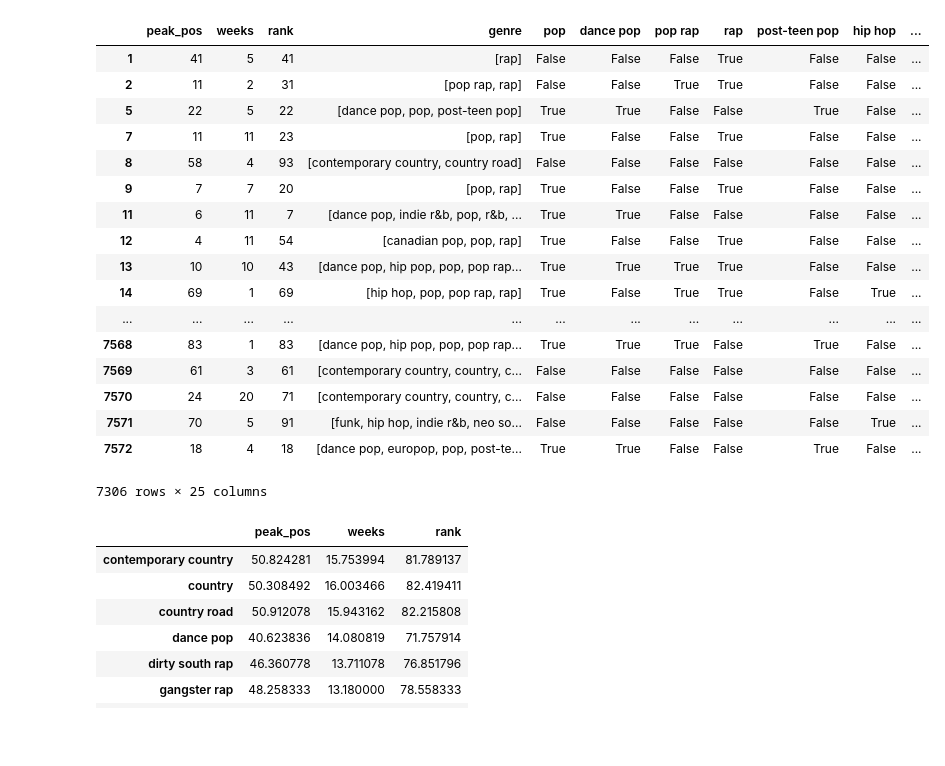
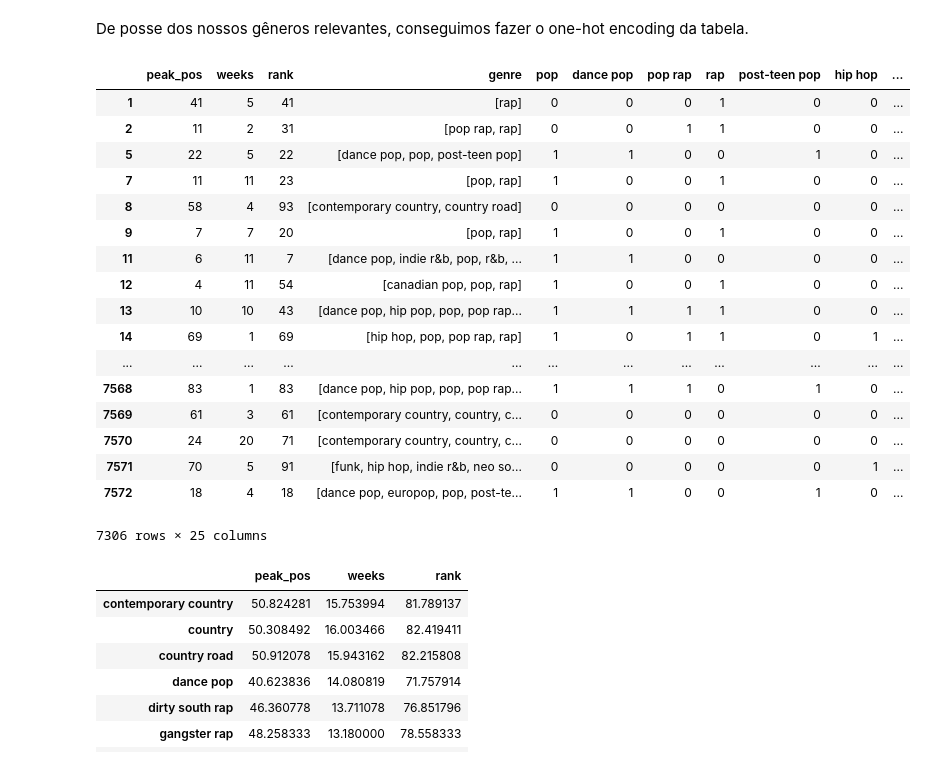
Before and after one commit to mibrahimfm/TP-ICD, a Jupyter notebook: nbs/analise_exploratoria.ipynb, the cells around one changed output. Saved outputs shown, nothing was run; the diff lists cells and outputs as text; code cells hidden in the pictures; blank space fills up the shorter version.

Commit message:
Implementa one-hot encoding

```diff
--- a/nbs/analise_exploratoria.ipynb
+++ b/nbs/analise_exploratoria.ipynb
@@ -62,6 +33,5 @@ plt.xticks('')
 # %%
-#Tratando generos para uma lista
-generos = []
+#transforma gêneros para formato de lista
 
 for value in df['genre'].values:
     value = value.replace("u'", "")
@@ -69,11 +39,10 @@ for value in df['genre'].values:
     value = value.replace("[", "")
     value = value.replace("]", "")
 
-    musica = value.split(", ")
+    song_genres = value.split(", ")
 
-    generos.append(musica)
+songs_with_genres = songs.copy()
 
-dfWithGenreList = df.copy()
-
-dfWithGenreList['genre'] = generos
+songs_with_genres['genre'] = genres
+songs_with_genres
 # %% [output]
@@ -181,0 +121,7 @@ generos_relevantes
+# %%
+def get_relevant_genres(songs, unique_genres):
+    unique_genres.sort_values(by='quantity', ascending=False, inplace=True)
+    return unique_genres[unique_genres['quantity'] >= songs.shape[0]*0.05]
+
+relevant_genres = get_relevant_genres(songs_with_genres, unique_genres)
+relevant_genres
@@ -182,36 +146,40 @@ generos_relevantes
+# %% [markdown]
+De posse dos nossos gêneros relevantes, conseguimos fazer o one-hot encoding da tabela.
+# %%
+#retorna lista de one-encoding por gênero
+def genre_one_hot_encoding(songs_with_genres, genre):
+    one_hot_encoding = songs_with_genres.genre.map(set([genre]).issubset)
+    return list(one_hot_encoding.map({False:0, True:1}))
 # %%
-#itera sobre os gêneros adicionando colunas ao nosso dataframe de musicas para tratá-los como dados classificatórios
+#itera sobre os gêneros adicionando colunas ao nosso dataframe de músicas para tratá-los como dados classificatórios
+def one_hot_encoding(songs_with_genres, relevant_genres):
+    songs_one_hot_encoding = dfWithGenreList[['peak_pos', 'weeks', 'rank', 'genre']]
 
-def tratarGeneros(dfWithGenreList):
-    generos_relevantes = recuperarGenerosRelevantes(dfWithGenreList)
+    for i in range(relevant_genres.shape[0]):
+        songs_one_hot_encoding.insert(i+4, relevant_genres['genre'][i], genre_one_hot_encoding(songs_with_genres, relevant_genres['genre'][i]))
 
-    dfGenreRank = dfWithGenreList[['peak_pos', 'weeks', 'rank', 'genre']]
+    return songs_one_hot_encoding
 
-    for i in range(generos_relevantes.shape[0]):
-        dfGenreRank.insert(i+4, generos_relevantes.index.values[i], list(dfGenreRank.genre.map(set([generos_relevantes.index.values[i]]).issubset)))
-
-    return generos_relevantes, dfGenreRank
-
-generos_relevantes, dfGenreRank = tratarGeneros(dfWithGenreList)
-dfGenreRank
+songs_one_hot_encoding = one_hot_encoding(songs_with_genres, relevant_genres)
+songs_one_hot_encoding
 # %% [output]
 |  | peak_pos | weeks | rank | genre | pop | dance pop | pop rap | rap | post-teen pop | hip hop | ... |
-| 1 | 41 | 5 | 41 | [rap] | False | False | False | True | False | False | ... |
-| 2 | 11 | 2 | 31 | [pop rap, rap] | False | False | True | True | False | False | ... |
-| 5 | 22 | 5 | 22 | [dance pop, pop, post-teen pop] | True | True | False | False | True | False | ... |
-| 7 | 11 | 11 | 23 | [pop, rap] | True | False | False | True | False | False | ... |
-| 8 | 58 | 4 | 93 | [contemporary country, country road] | False | False | False | False | False | False | ... |
-| 9 | 7 | 7 | 20 | [pop, rap] | True | False | False | True | False | False | ... |
-| 11 | 6 | 11 | 7 | [dance pop, indie r&b, pop, r&b, ... | True | True | False | False | False | False | ... |
-| 12 | 4 | 11 | 54 | [canadian pop, pop, rap] | True | False | False | True | False | False | ... |
-| 13 | 10 | 10 | 43 | [dance pop, hip pop, pop, pop rap... | True | True | True | True | False | False | ... |
-| 14 | 69 | 1 | 69 | [hip hop, pop, pop rap, rap] | True | False | True | True | False | True | ... |
+| 1 | 41 | 5 | 41 | [rap] | 0 | 0 | 0 | 1 | 0 | 0 | ... |
+| 2 | 11 | 2 | 31 | [pop rap, rap] | 0 | 0 | 1 | 1 | 0 | 0 | ... |
+| 5 | 22 | 5 | 22 | [dance pop, pop, post-teen pop] | 1 | 1 | 0 | 0 | 1 | 0 | ... |
+| 7 | 11 | 11 | 23 | [pop, rap] | 1 | 0 | 0 | 1 | 0 | 0 | ... |
+| 8 | 58 | 4 | 93 | [contemporary country, country road] | 0 | 0 | 0 | 0 | 0 | 0 | ... |
+| 9 | 7 | 7 | 20 | [pop, rap] | 1 | 0 | 0 | 1 | 0 | 0 | ... |
+| 11 | 6 | 11 | 7 | [dance pop, indie r&b, pop, r&b, ... | 1 | 1 | 0 | 0 | 0 | 0 | ... |
+| 12 | 4 | 11 | 54 | [canadian pop, pop, rap] | 1 | 0 | 0 | 1 | 0 | 0 | ... |
+| 13 | 10 | 10 | 43 | [dance pop, hip pop, pop, pop rap... | 1 | 1 | 1 | 1 | 0 | 0 | ... |
+| 14 | 69 | 1 | 69 | [hip hop, pop, pop rap, rap] | 1 | 0 | 1 | 1 | 0 | 1 | ... |
 | ... | ... | ... | ... | ... | ... | ... | ... | ... | ... | ... | ... |
-| 7568 | 83 | 1 | 83 | [dance pop, hip pop, pop, pop rap... | True | True | True | False | True | False | ... |
-| 7569 | 61 | 3 | 61 | [contemporary country, country, c... | False | False | False | False | False | False | ... |
-| 7570 | 24 | 20 | 71 | [contemporary country, country, c... | False | False | False | False | False | False | ... |
-| 7571 | 70 | 5 | 91 | [funk, hip hop, indie r&b, neo so... | False | False | False | False | False | True | ... |
-| 7572 | 18 | 4 | 18 | [dance pop, europop, pop, post-te... | True | True | False | False | True | False | ... |
+| 7568 | 83 | 1 | 83 | [dance pop, hip pop, pop, pop rap... | 1 | 1 | 1 | 0 | 1 | 0 | ... |
+| 7569 | 61 | 3 | 61 | [contemporary country, country, c... | 0 | 0 | 0 | 0 | 0 | 0 | ... |
+| 7570 | 24 | 20 | 71 | [contemporary country, country, c... | 0 | 0 | 0 | 0 | 0 | 0 | ... |
+| 7571 | 70 | 5 | 91 | [funk, hip hop, indie r&b, neo so... | 0 | 0 | 0 | 0 | 0 | 1 | ... |
+| 7572 | 18 | 4 | 18 | [dance pop, europop, pop, post-te... | 1 | 1 | 0 | 0 | 1 | 0 | ... |
 7306 rows × 25 columns
 # %%
 #agrupa por gênero para tirar estatísticas
```
Also changed, not shown: parts of 18 cells of this notebook.
